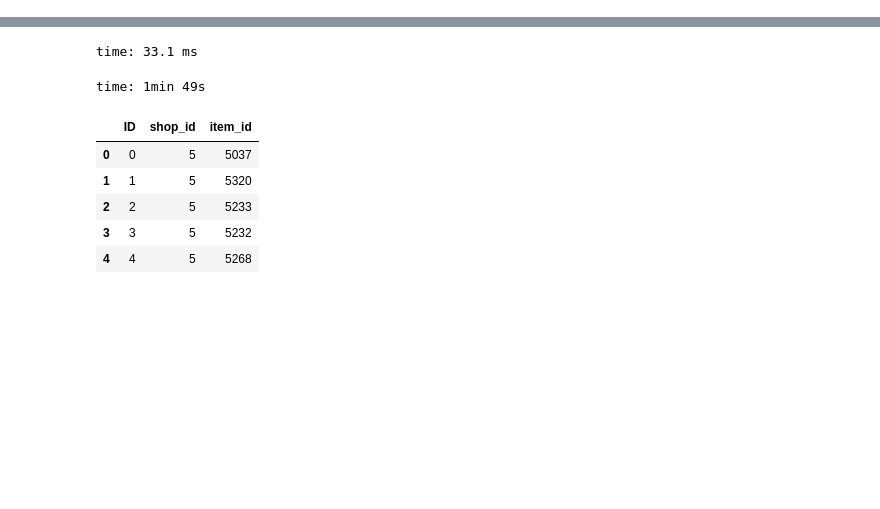
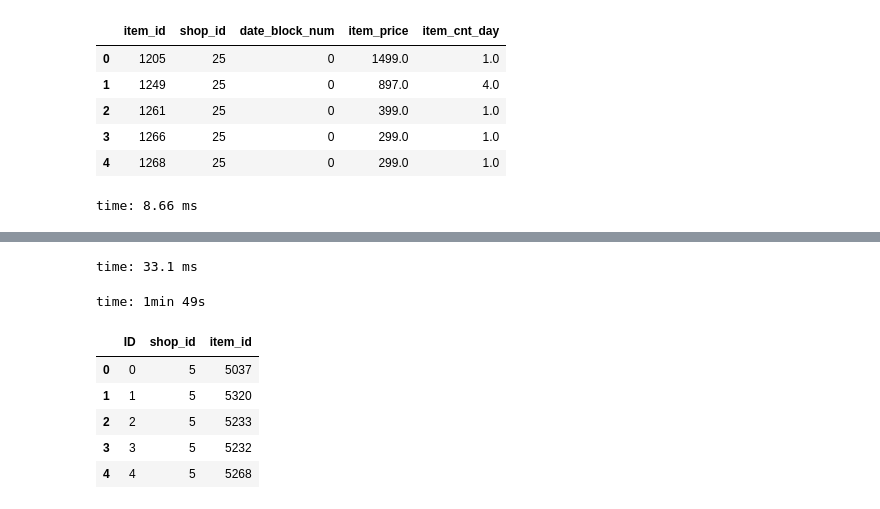
Before and after one commit to gyasis/ai-fall20, a Jupyter notebook: 4. Feature Eng/03. Numerical Enc/2. Notebooks/kagglecomp.ipynb, the cells around one changed output, grey strips where cells are left out. Cells and saved outputs as stored; diff of their text form; code cells hidden in the pictures; blank space fills up the shorter version.

```diff
--- a/4. Feature Eng/03. Numerical Enc/2. Notebooks/kagglecomp.ipynb
+++ b/4. Feature Eng/03. Numerical Enc/2. Notebooks/kagglecomp.ipynb
@@ -39,2 +33,0 @@ time: 2.09 s
-# %%
-smalldf = data.sample(n = 500)
@@ -56,0 +134,10 @@ NameError: name 'parse' is not defined
+# %%
+test.head()
+# %% [output]
+|  | item_id | shop_id | date_block_num | item_price | item_cnt_day |
+| 0 | 1205 | 25 | 0 | 1499.0 | 1.0 |
+| 1 | 1249 | 25 | 0 | 897.0 | 4.0 |
+| 2 | 1261 | 25 | 0 | 399.0 | 1.0 |
+| 3 | 1266 | 25 | 0 | 299.0 | 1.0 |
+| 4 | 1268 | 25 | 0 | 299.0 | 1.0 |
+time: 8.66 ms
```
Also changed, not shown: parts of 14 cells of this notebook, 10 other files.
